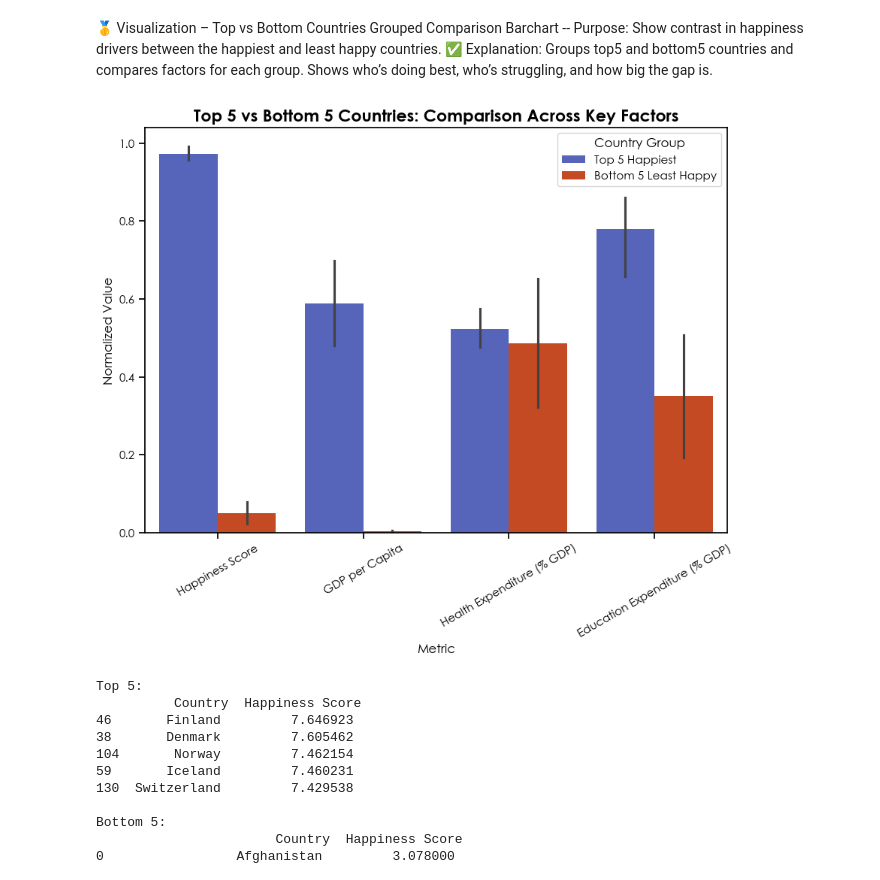
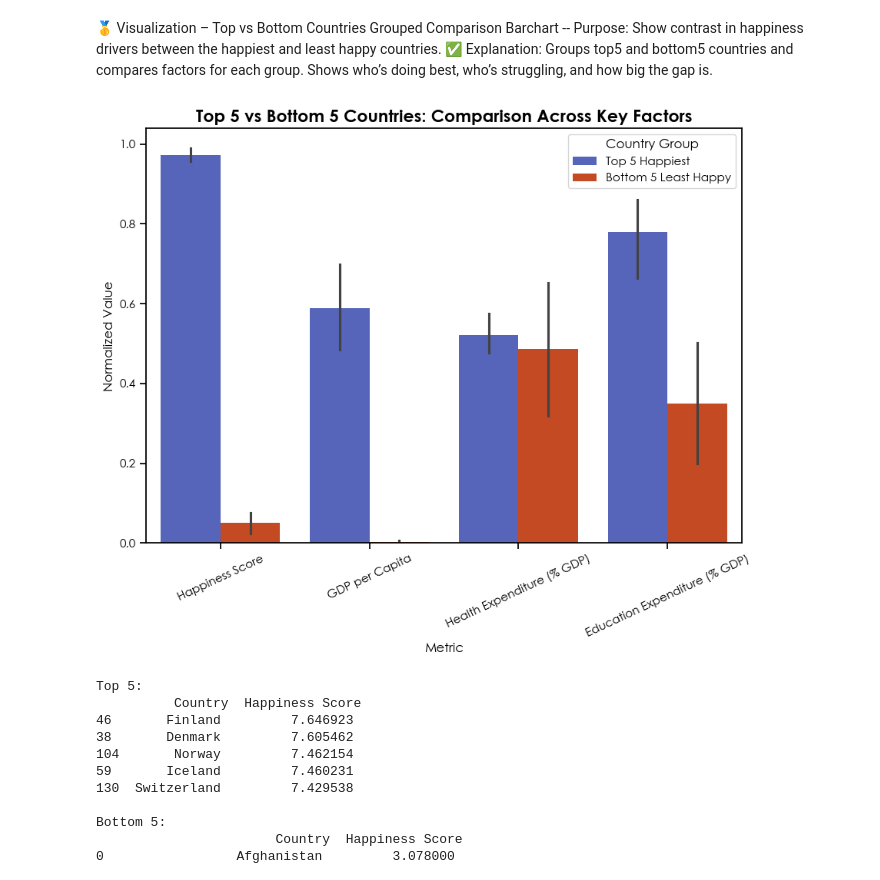
Before and after one commit to bgizzle78/C11_Capstone, a Jupyter notebook: notebooks/visuals_final.ipynb, the cells around one changed output. Saved outputs shown, nothing was run; the diff lists cells and outputs as text; code cells hidden in the pictures.

```diff
--- a/notebooks/visuals_final.ipynb
+++ b/notebooks/visuals_final.ipynb
@@ -364,35 +365,36 @@ top_bottom_melted = top_bottom.melt(id_vars=['Country', 'Group'],
 # Pick two colors from the Turbo palette (values between 0 and 1)
 color_top = cm.turbo(0.1)   # purple-blue
 color_bottom = cm.turbo(0.85)  # red-yellow
 
 custom_palette = {
     'Top 5 Happiest': color_top,
     'Bottom 5 Least Happy': color_bottom
 }
 
 # Top5 bottom5 barchart
 plt.figure(figsize=(10, 7))
 plt.rcParams['font.family'] = 'Century Gothic'
 sns.set_context('notebook')
 sns.barplot(
     data=top_bottom_melted,
     x='Metric',
     y='Value',
     hue='Group',
     palette=custom_palette
 )
 
 # Titles and labels
 plt.title('Top 5 vs Bottom 5 Countries: Comparison Across Key Factors', fontsize=16, weight='bold')
 plt.xlabel('Metric', fontsize=12)
 plt.ylabel('Normalized Value', fontsize=12)
 plt.legend(title='Country Group')
-plt.xticks(rotation=30)
+plt.xticks(rotation=25)
+#plt.tight_layout()
 
 # Show chart
 plt.show()
 # %% [output]
-[figure, old version]
+[figure, new version]
 # %%
 # List of metrics to include
 metrics = ['Happiness Score', 'GDP per Capita', 'Health Expenditure (% GDP)', 'Education Expenditure (% GDP)']
```
Also changed, not shown: parts of 1 cell of this notebook.
